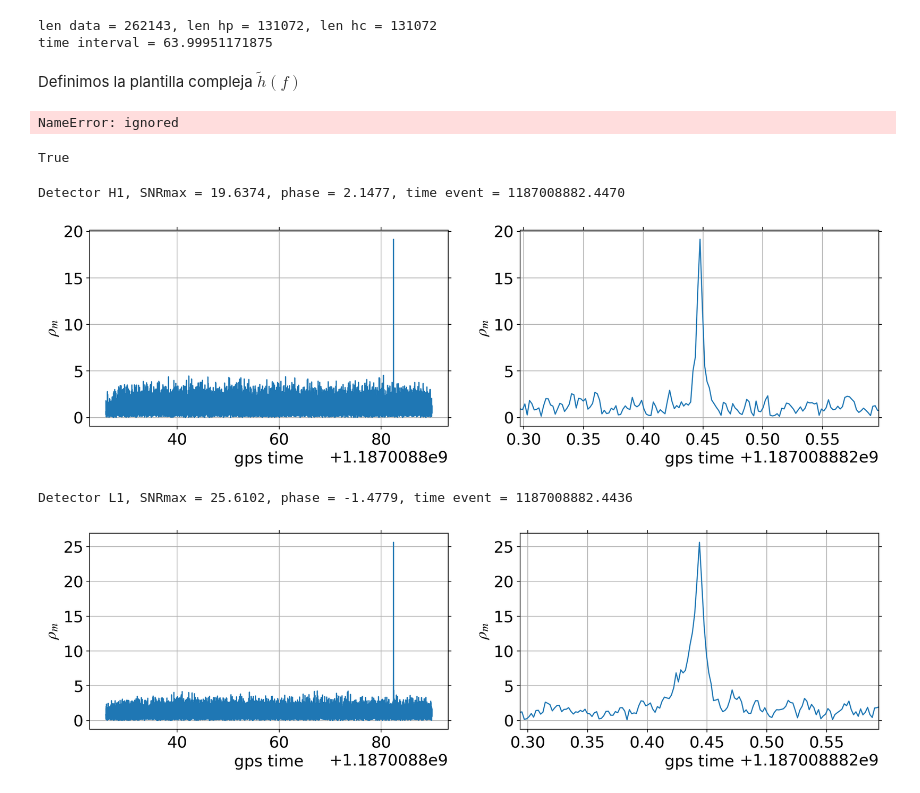
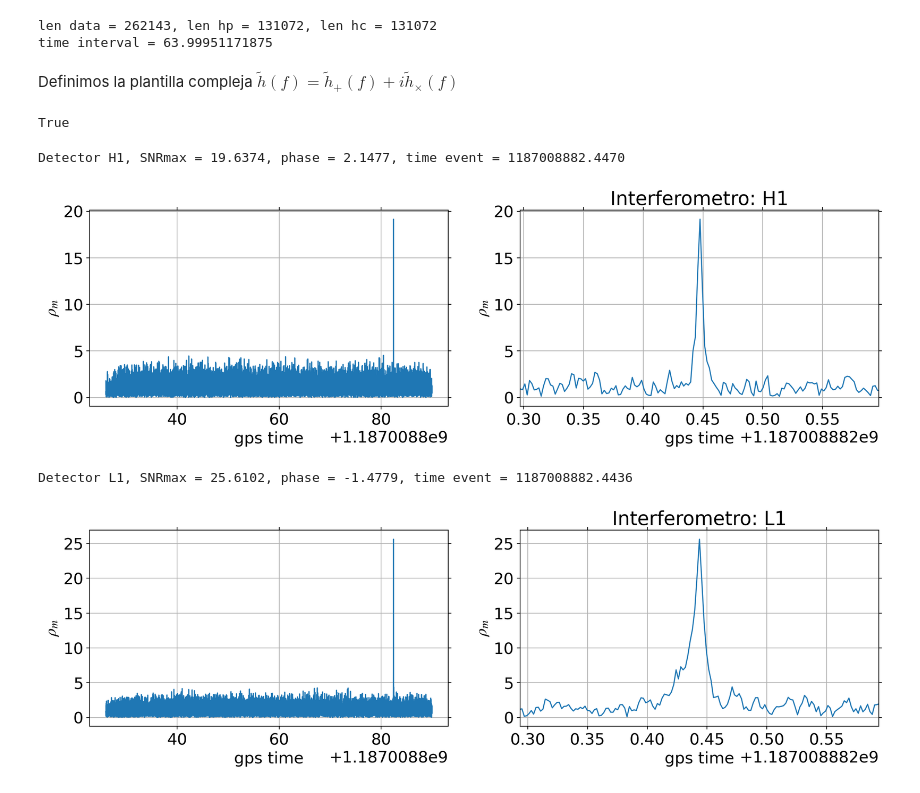
Before and after one commit to josefrr12/GWDataAnalysis, a Jupyter notebook: GW170817.ipynb, the cells around one changed output. Saved outputs shown, nothing was run; the diff lists cells and outputs as text; code cells hidden in the pictures.

```diff
--- a/GW170817.ipynb
+++ b/GW170817.ipynb
@@ -285,14 +285,9 @@ print('time interval =', time[indx][-1]- time[indx][0])
 len data = 262143, len hp = 131072, len hc = 131072
 time interval = 63.99951171875
 # %% [markdown]
-Definimos la plantilla compleja $\tilde{h}(f)$
+Definimos la plantilla compleja $\tilde{h}(f) = \tilde{h}_+(f) + i\tilde{h}_\times (f) $
 # %%
 template_fd = hf_p + 1.j*hf_c # complex template
-# %%
-plt.figure()
-plt.plot(time,strain_H1)
-# %% [output]
-NameError: ignored
 # %%
 print(len(template_fd) == dlength) # verificar que los arreglos tienen la misma longitud
 # %% [output]
@@ -336,33 +331,34 @@ for det in detectors:
 
     indmax = np.argmax(SNR)
     SNRmax = SNR[indmax]
     t_max = time[indx][indmax]
     phase_max = np.angle(SNR_complex[indmax])
 
     tmerger.append(t_max)
     rho_i.append(SNRmax)
     phase_merger.append(phase_max)
 
     Deff.append(sigma / SNRmax)
 
     print ('Detector {0}, SNRmax = {1:.4f}, phase = {2:.4f}, time event = {3:.4f}'
            .format(det, SNRmax, phase_max, t_max))
     # plots
     plt.figure(figsize=(16,4))
     plt.subplot(1,2,1)
     plt.plot( time[indx][::8], np.abs(SNR_complex)[::8])
     plt.xlabel('gps time')
     plt.ylabel(r'$\rho_m$')
     plt.grid('on')
     plt.subplot(1,2,2)
     plt.plot(time[indx][::8], np.abs(SNR_complex)[::8])
     plt.xlabel('gps time')
     plt.ylabel(r'$\rho_m$')
     plt.grid('on')
+    plt.title('Interferometro: %s' % det)
     plt.xlim(t_max - 0.15, t_max + 0.15)
     plt.show()
 # %% [output]
 Detector H1, SNRmax = 19.6374, phase = 2.1477, time event = 1187008882.4470
-[figure, old version]
+[figure, new version]
 Detector L1, SNRmax = 25.6102, phase = -1.4779, time event = 1187008882.4436
-[figure, old version]
+[figure, new version]
```
Also changed, not shown: parts of 13 cells of this notebook.
